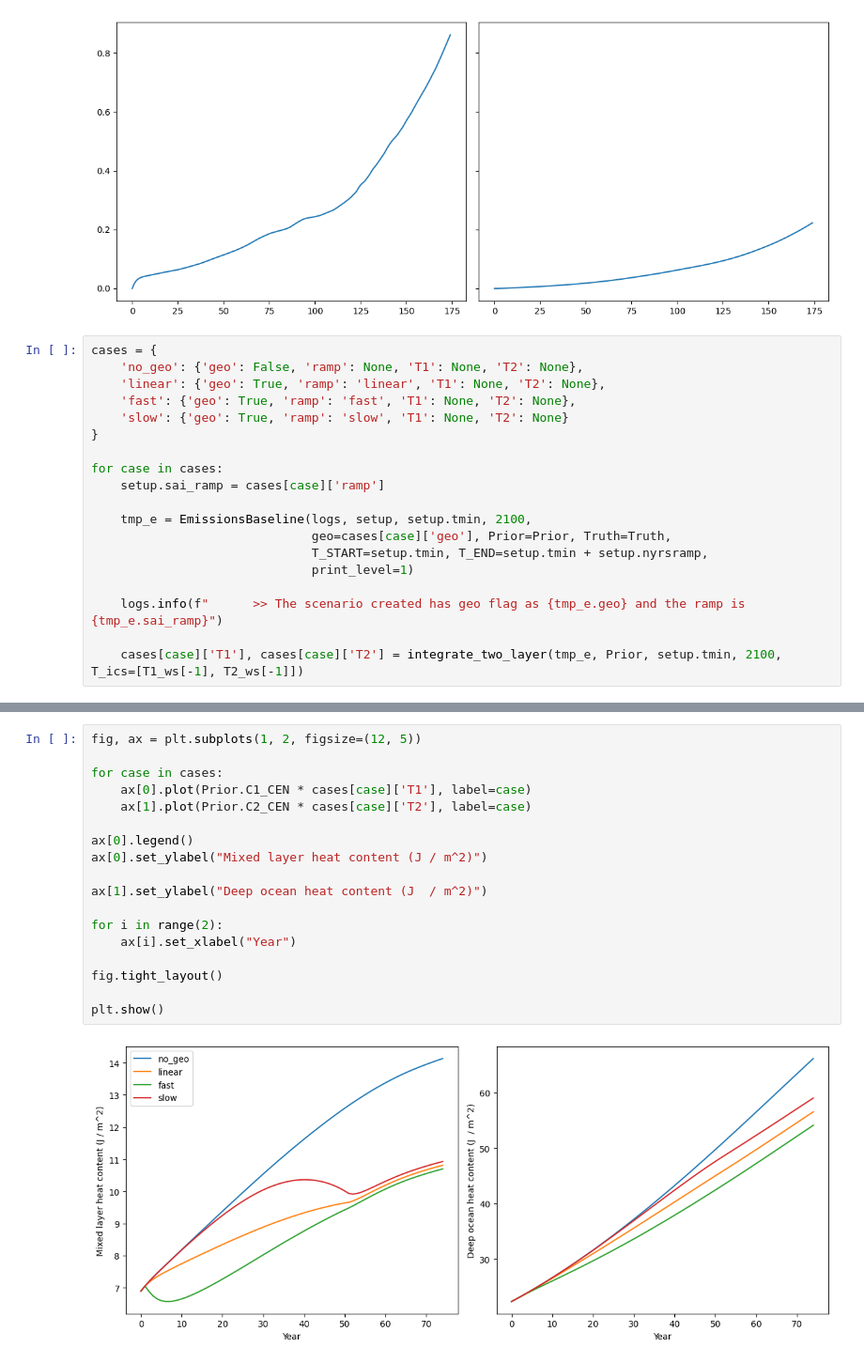
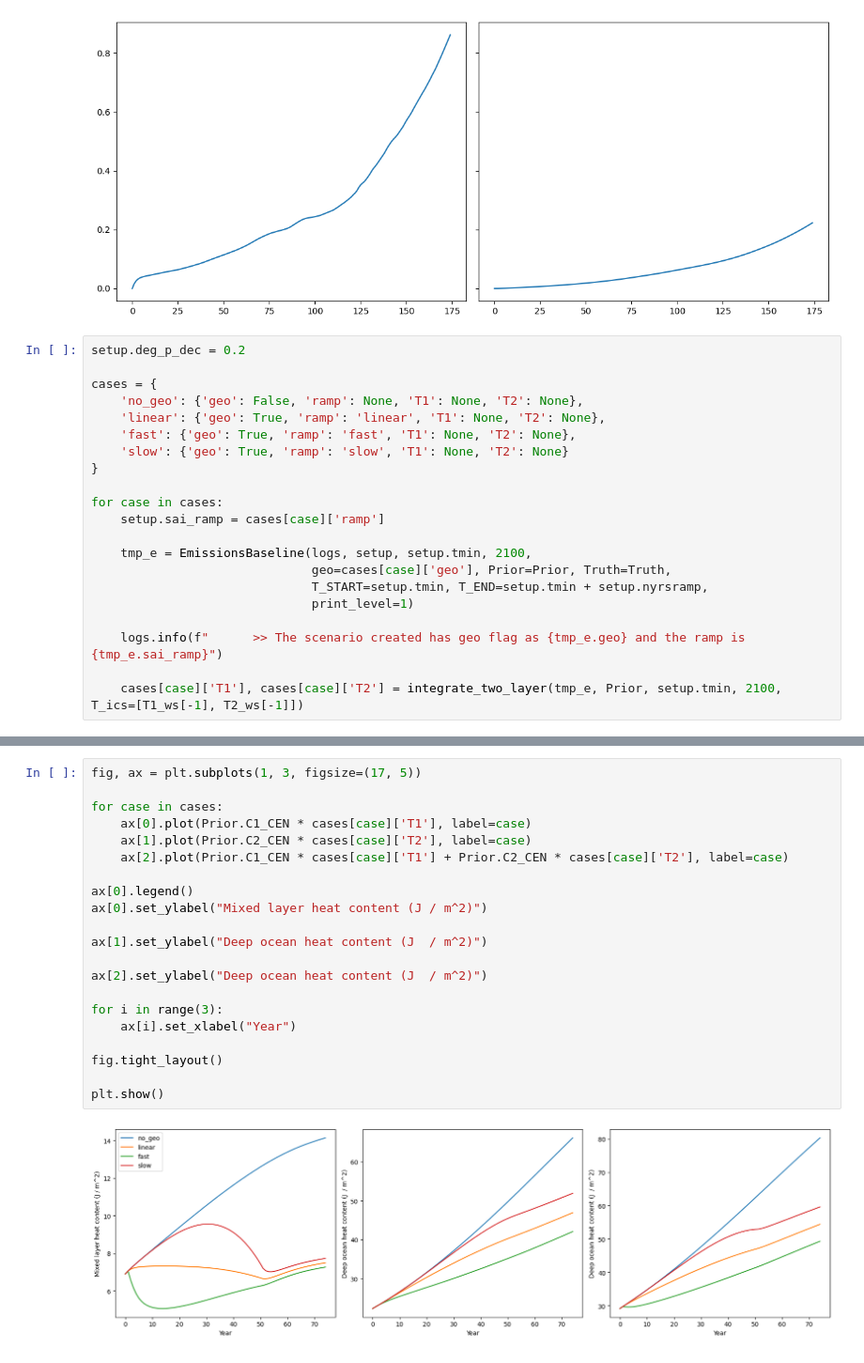
Before and after one commit to adam-bauer-34/learning_sai, a Jupyter notebook: analysis/notebooks/fast-slow-intuition.ipynb, the cells around one changed output, grey strips where cells are left out. Shown at 94% size. Cells and saved outputs as stored; diff of their text form.

```diff
--- a/analysis/notebooks/fast-slow-intuition.ipynb
+++ b/analysis/notebooks/fast-slow-intuition.ipynb
@@ -113,6 +94,8 @@ plt.show()
 # %% [output]
 [figure]
 # %%
+setup.deg_p_dec = 0.2
+
 cases = {
     'no_geo': {'geo': False, 'ramp': None, 'T1': None, 'T2': None},
     'linear': {'geo': True, 'ramp': 'linear', 'T1': None, 'T2': None},
@@ -163,23 +146,26 @@ plt.show()
 # %%
-fig, ax = plt.subplots(1, 2, figsize=(12, 5))
+fig, ax = plt.subplots(1, 3, figsize=(17, 5))
 
 for case in cases:
     ax[0].plot(Prior.C1_CEN * cases[case]['T1'], label=case)
     ax[1].plot(Prior.C2_CEN * cases[case]['T2'], label=case)
+    ax[2].plot(Prior.C1_CEN * cases[case]['T1'] + Prior.C2_CEN * cases[case]['T2'], label=case)
 
 ax[0].legend()
 ax[0].set_ylabel("Mixed layer heat content (J / m^2)")
 
 ax[1].set_ylabel("Deep ocean heat content (J  / m^2)")
 
-for i in range(2):
+ax[2].set_ylabel("Deep ocean heat content (J  / m^2)")
+
+for i in range(3):
     ax[i].set_xlabel("Year")
 
 fig.tight_layout()
 
 plt.show()
 # %% [output]
-[figure, old version]
+[figure, new version]
 # %%
 geo_cases = ['linear', 'fast', 'slow']
 
```
Also changed, not shown: parts of 16 cells of this notebook, 21 other files.
